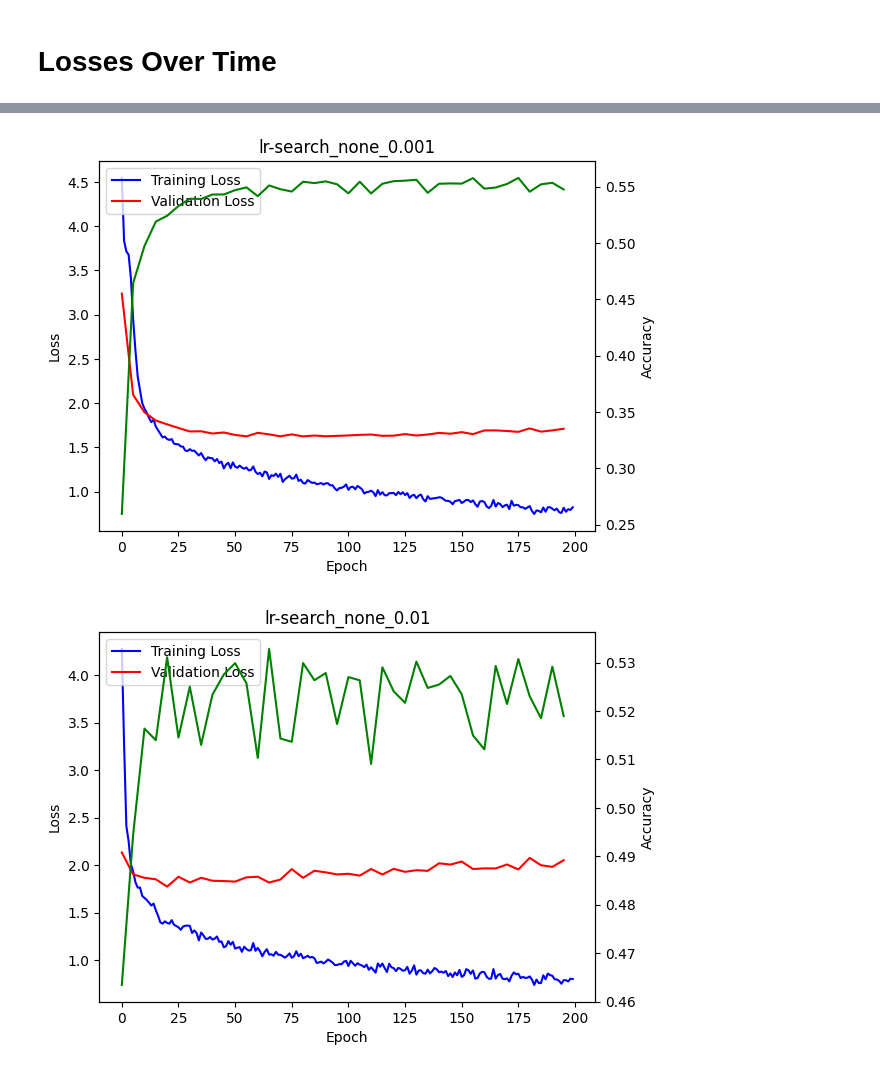
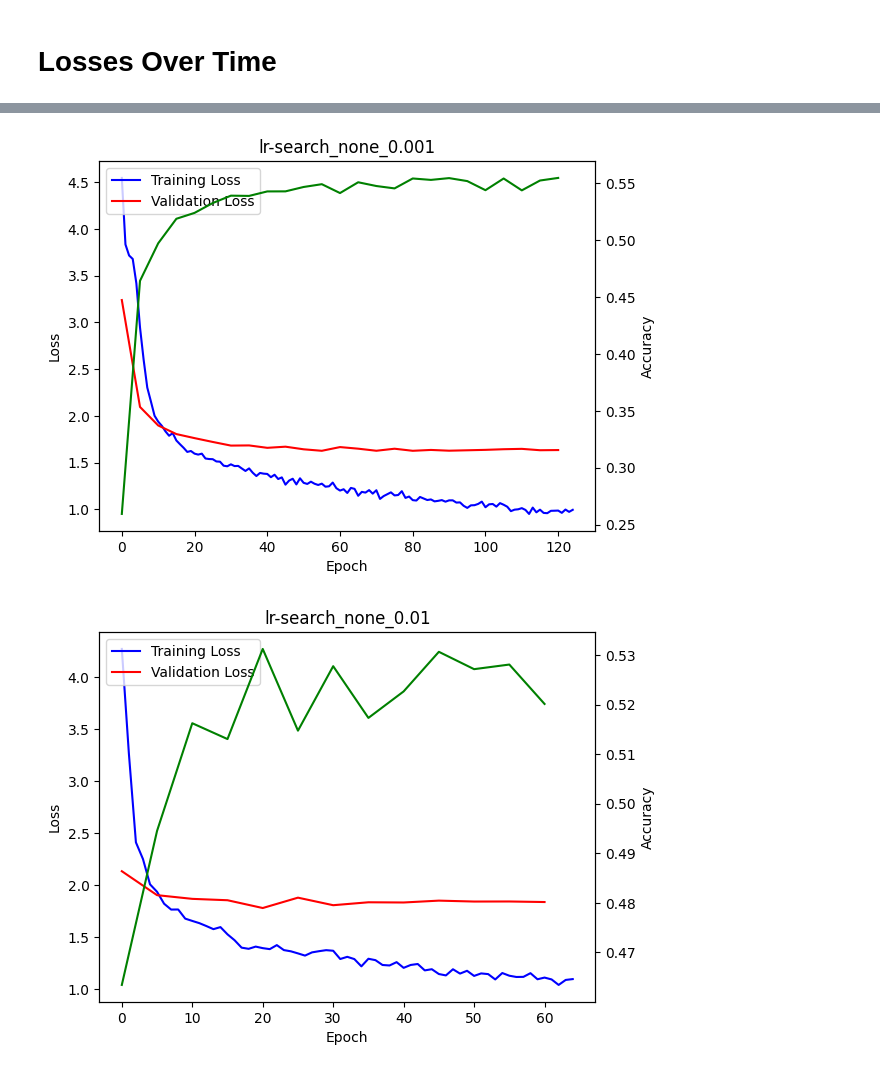
Before and after one commit to PierreRL/AutomaticChordRecognition, a Jupyter notebook: notebooks/training_graphs.ipynb, the cells around one changed output, grey strips where cells are left out. Cells and saved outputs as stored; diff of their text form; code cells hidden in the pictures.

Commit message:
feat: new hparam searches

```diff
--- a/notebooks/training_graphs.ipynb
+++ b/notebooks/training_graphs.ipynb
@@ -7,11 +7,12 @@ import matplotlib.pyplot as plt
 import os
 # %%
 # Loop over directory of experiments
-experiments = os.listdir('./experiments')
+DIR = './results_archive/experiments_lr_search/'
+experiments = os.listdir(DIR)
 for lr_scheduler in ['cosine', 'plateau', 'none']:
     for lr in [1e-5, 0.0001, 0.001, 0.01]:
         exp = f'lr-search_{lr_scheduler}_{lr}'
-        training_history = json.load(open(f'./experiments/{exp}/training_history.json'))
+        training_history = json.load(open(f'{DIR}/{exp}/training_history.json'))
         train_losses = training_history['train_losses']
         val_losses = training_history['val_losses']
         val_accuracies = training_history['val_accuracies']
@@ -41,2 +42,2 @@ for lr_scheduler in ['cosine', 'plateau', 'none']:
-[figure, old version]
+[figure, new version]
-[figure, old version]
+[figure, new version]
```
Also changed, not shown: parts of 1 cell of this notebook, 2 other files.
